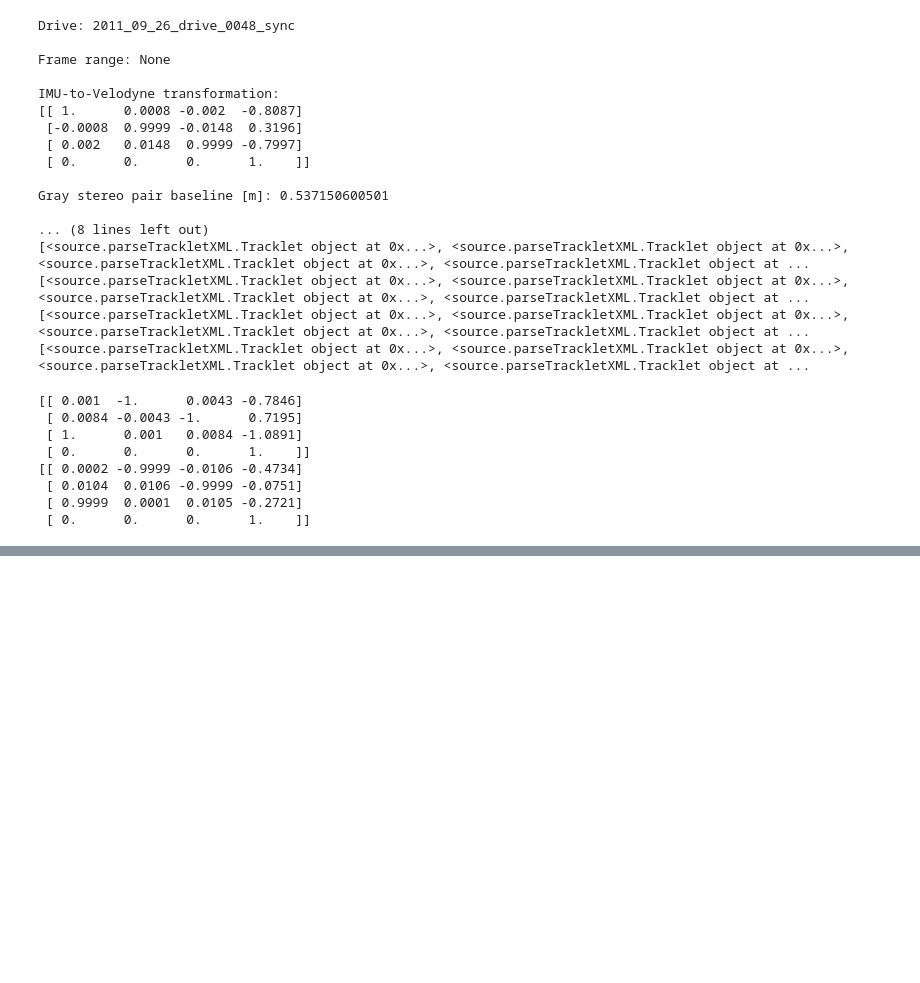
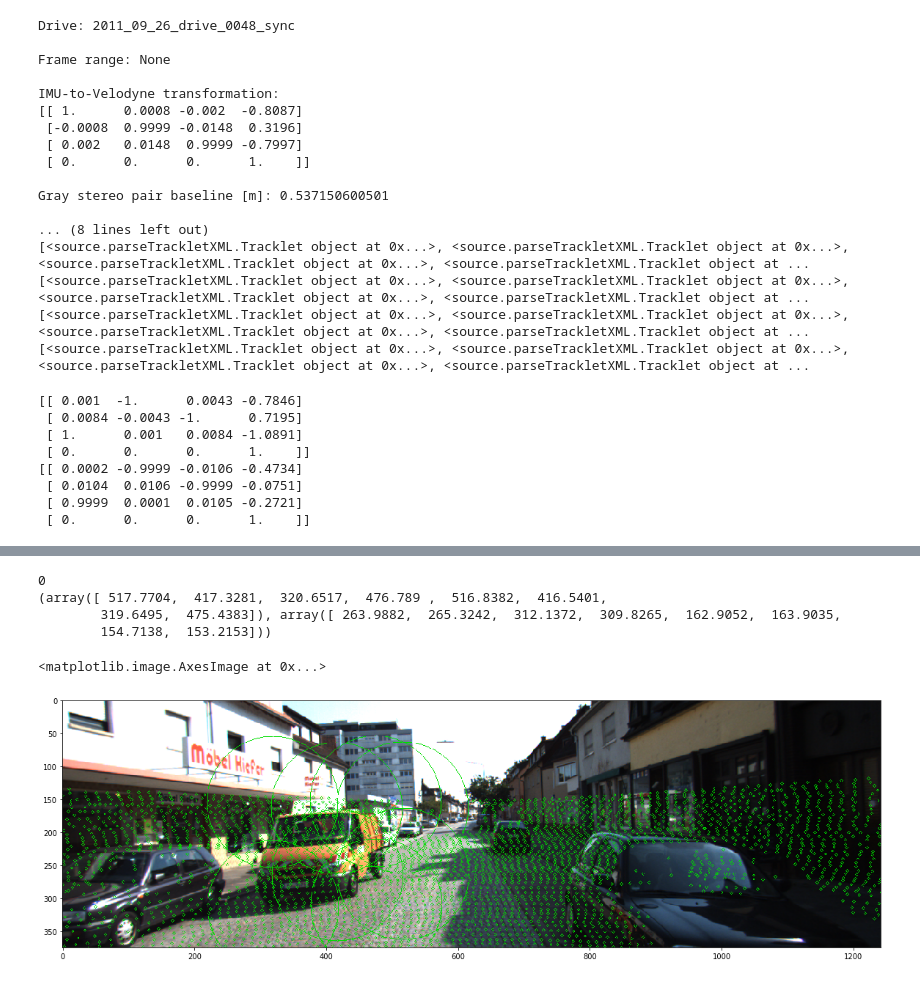
Before and after one commit to david-woo-instacart/self-driving-cars, a Jupyter notebook: plane-segmentation/Plane-segmentation.ipynb, the cells around one changed output, grey strips where cells are left out. Saved outputs shown, nothing was run; the diff lists cells and outputs as text; code cells hidden in the pictures; blank space fills up the shorter version.

```diff
--- a/plane-segmentation/Plane-segmentation.ipynb
+++ b/plane-segmentation/Plane-segmentation.ipynb
@@ -512,0 +489,18 @@ Additionally we will only visualise 20% of the point cloud, as each frame contai
+# %%
+velo_data_tracklets = convert_velo_cord_to_img(dataset_tracklets, calib_dir,7, 2, 0,True)
+
+corped_velo_data_tracklets = crop_velo_to_img_size([400,1500,3], velo_data_tracklets)
+
+print(corped_velo_data_tracklets)
+result_img_w_tracklets = overlay_velo_img(rgb_img, corped_velo_data_tracklets,100)
+
+plt.imshow(result_img_w_tracklets)
+
+#plt.scatter(corped_velo_data_tracklets[0],corped_velo_data_tracklets[1])
+# %% [output]
+0
+(array([ 517.7704,  417.3281,  320.6517,  476.789 ,  516.8382,  416.5401,
+        319.6495,  475.4383]), array([ 263.9882,  265.3242,  312.1372,  309.8265,  162.9052,  163.9035,
+        154.7138,  153.2153]))
+<matplotlib.image.AxesImage at 0x...>
+[figure, added]
```
Also changed, not shown: parts of 33 cells of this notebook.
